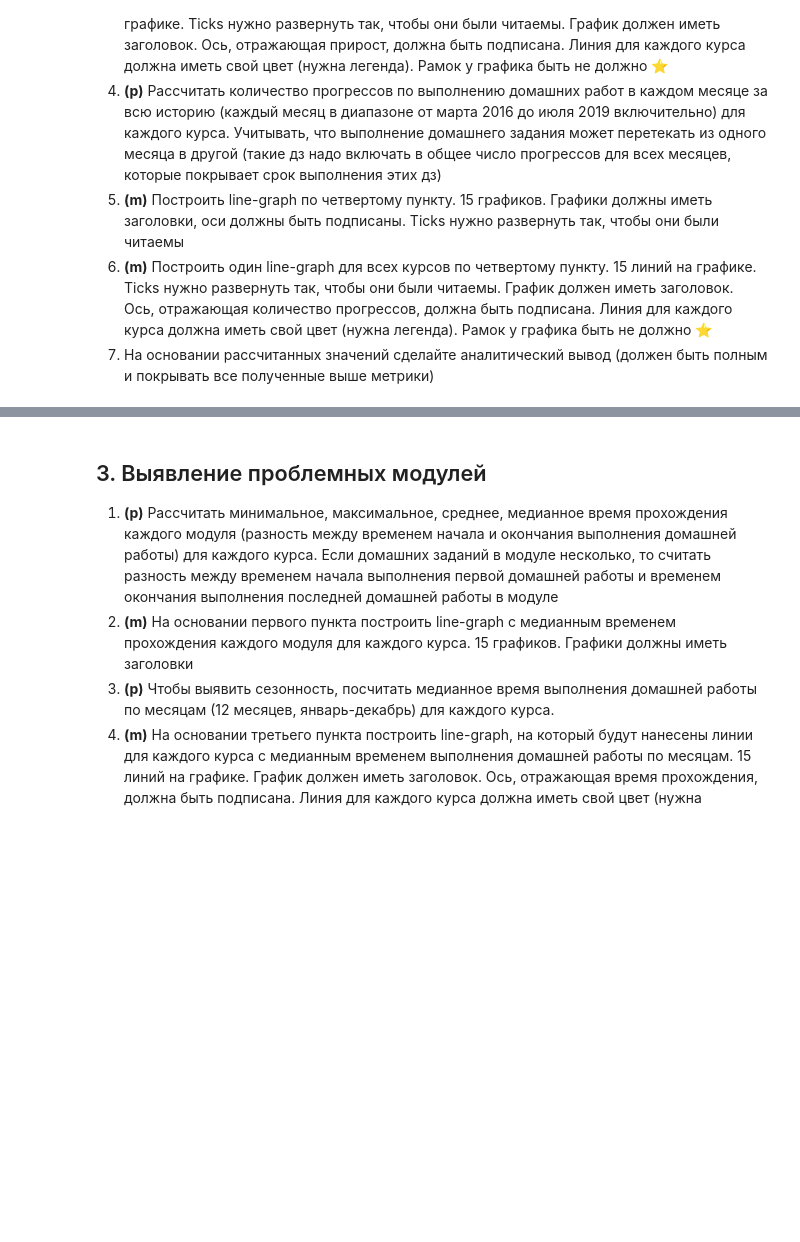
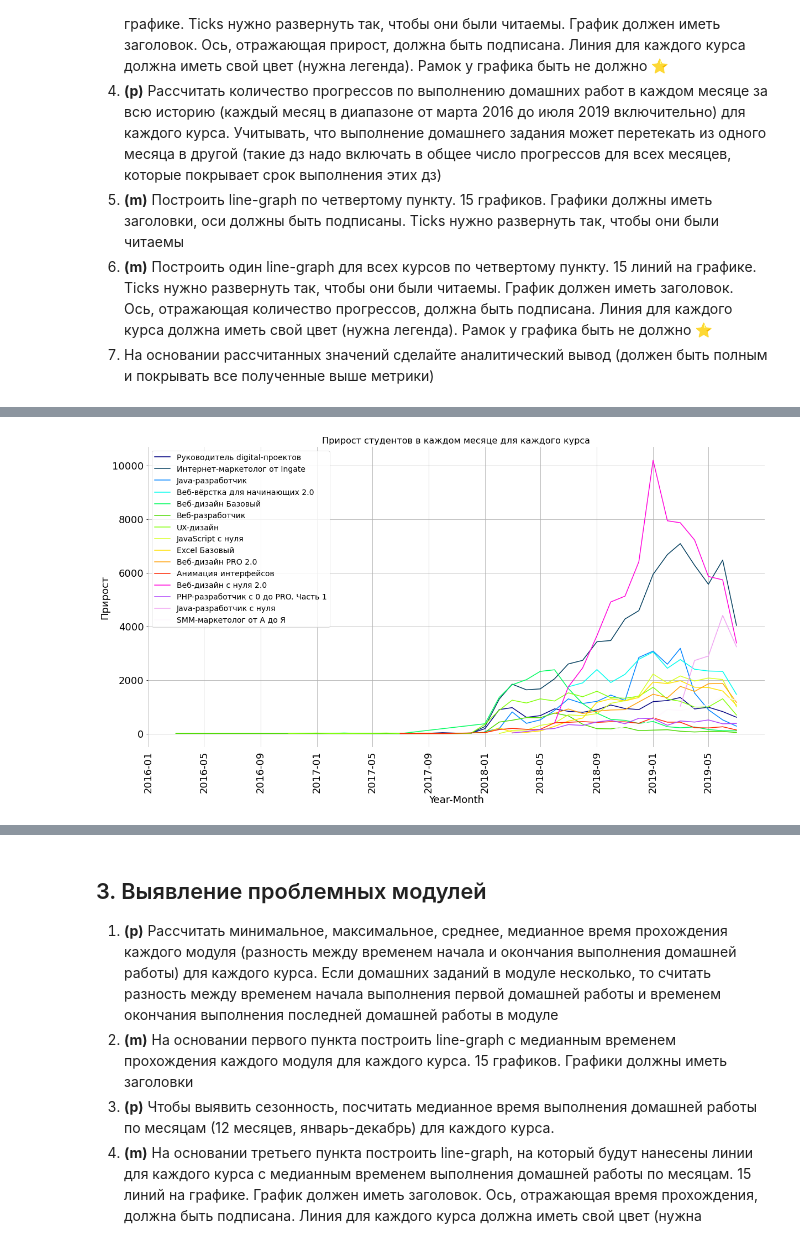
Before and after one commit to Arcry/SkillBox, a Jupyter notebook: course_works/Coursework_analytics_1.ipynb, the cells around one changed output, grey strips where cells are left out. Cells and saved outputs as stored; diff of their text form; code cells hidden in the pictures; blank space fills up the shorter version.

```diff
--- a/course_works/Coursework_analytics_1.ipynb
+++ b/course_works/Coursework_analytics_1.ipynb
@@ -293,0 +385,27 @@ for fruit, gp in stud_count.groupby('field'):
+# %%
+from matplotlib import cm
+from matplotlib.colors import ListedColormap,LinearSegmentedColormap
+
+cmap_new = cm.get_cmap('gist_ncar', 15)
+newcmp = ListedColormap(cmap_new(np.linspace(0, 1, 15)))#
+# cmap = cm.get_cmap('tab20b', 15)
+plt.figure(figsize=(20, 10))
+for ttl, clr in zip(titles, newcmp.colors):
+    sns.lineplot(x=data_month_inc[ttl].index.astype('datetime64[D]'),
+                 y=data_month_inc[ttl].values, label=ttl, color=clr)
+plt.xlabel('Year-Month', fontsize=18)
+plt.ylabel('Прирост', fontsize=18)
+plt.title("Прирост студентов в каждом месяце для каждого курса", fontsize=16)
+plt.tick_params(labelsize=18)
+plt.grid()
+plt.legend(fontsize = 14)
+plt.xticks(rotation=90)
+plt.tick_params(axis='x', which='both', bottom=False,
+                top=False, labelbottom=True)
+plt.tick_params(axis='y', which='both', bottom=False,
+                top=False, labelbottom=False)
+for pos in ['right', 'top', 'bottom', 'left']:
+    plt.gca().spines[pos].set_visible(False)
+plt.show()
+# %% [output]
+[figure, added]
```
Also changed, not shown: parts of 24 cells of this notebook.
